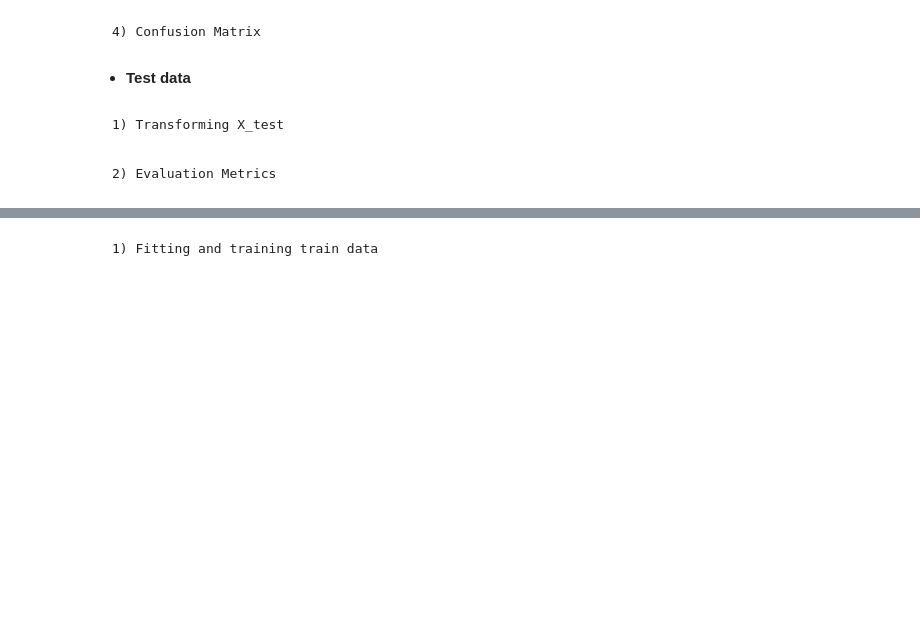
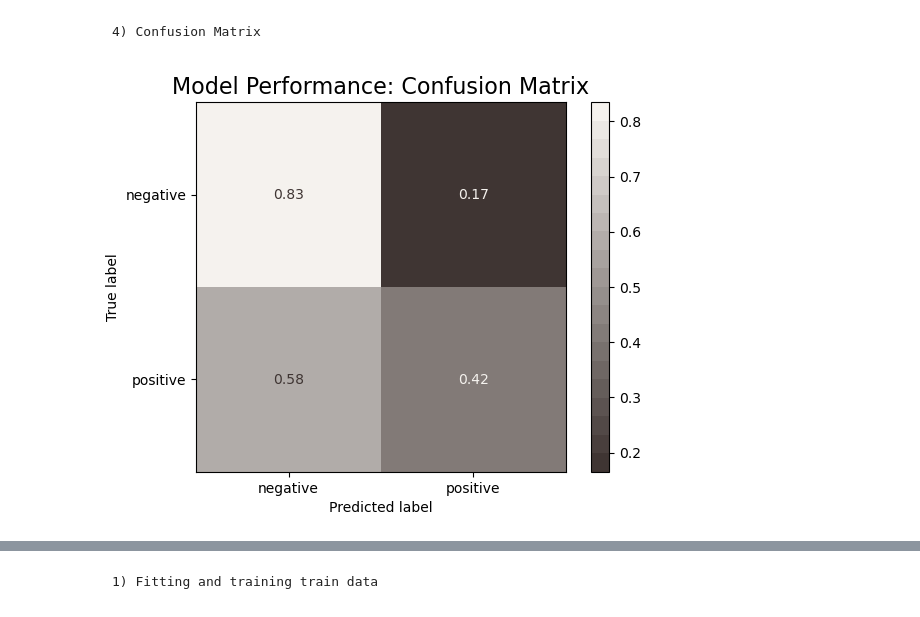
Before and after one commit to AlbaneCM/NLP, a Jupyter notebook: Natural-Language-Processing-Sentiment-Analysis.ipynb, the cells around one changed output, grey strips where cells are left out. Saved outputs shown, nothing was run; the diff lists cells and outputs as text; code cells hidden in the pictures; blank space fills up the shorter version.

```diff
--- a/Natural-Language-Processing-Sentiment-Analysis.ipynb
+++ b/Natural-Language-Processing-Sentiment-Analysis.ipynb
@@ -2115,33 +1937,18 @@ Let's see if, by using the best TFIDF parameters with another classifier, we can
 # %%
 from sklearn.ensemble import RandomForestClassifier
 
-# Best tfidf parameters were defined before
-best_tfidf_params = {
-    'max_df': 0.7,
-    'max_features': None,
-    'min_df': 1,
-    'ngram_range': (1, 2),
-    'stop_words': None,
-    'sublinear_tf': True}
-
-
-
-# Define the pipeline with the fixed TF-IDF parameters and RandomForestClassifier
-rf_pipeline = Pipeline([
-    ('tfidf', TfidfVectorizer(**best_tfidf_params)),
+# Defining the pipeline with the fixed tfidf parameters and RandomForestClassifier
+rf_pipeline = imblearn.pipeline.Pipeline([
+    ('tfidf', TfidfVectorizer(**new_best_tfidf_params)),
+    ('us', RandomUnderSampler(random_state=42)),
     ('classifier', RandomForestClassifier())
 ])
 
-# No need for GridSearchCV for TF-IDF, as parameters are fixed
+# Fitting the pipeline on training data
+rf_pipeline.fit(X_train['tweet_original'], y_train)
 
-# Fit the pipeline on the resampled data
-rf_pipeline.fit(X_resampled['tweet_original'], y_resampled)
-
-# Transform the full training data using the fixed TF-IDF vectorizer
-X_resampled_rf = rf_pipeline.named_steps['tfidf'].transform(X_resampled['tweet_original'])
-
-# Fit the RandomForestClassifier on the full training data with manual parameters
-rf_pipeline.named_steps['classifier'].fit(X_resampled_rf, y_resampled)
+# Making predictions on test data
+rf_y_pred = rf_pipeline.predict(X_test['tweet_original'])
 # %% [markdown]
     2) Evaluation Metrics
 # %%
@@ -2162,4 +1989,6 @@ cnf_matrix_rf, class_report_rf = class_calculation(rf_pipeline, X_resampled['twe
 # %% [markdown]
     4) Confusion Matrix
 # %%
-confusion_matrix_display(rf_pipeline, cnf_matrix_rf)
+rf_confusion_matrix = confusion_matrix_display(rf_pipeline, y_test, rf_y_pred)
+# %% [output]
+[figure, added]
@@ -2177,6 +1994,0 @@ wordcloud_graph(vectorized_tweets)
-# %% [markdown]
-* **Test data**
-# %% [markdown]
-    1) Transforming X_test
-# %% [markdown]
-    2) Evaluation Metrics
```
Also changed, not shown: parts of 102 cells of this notebook, 1 other file.
